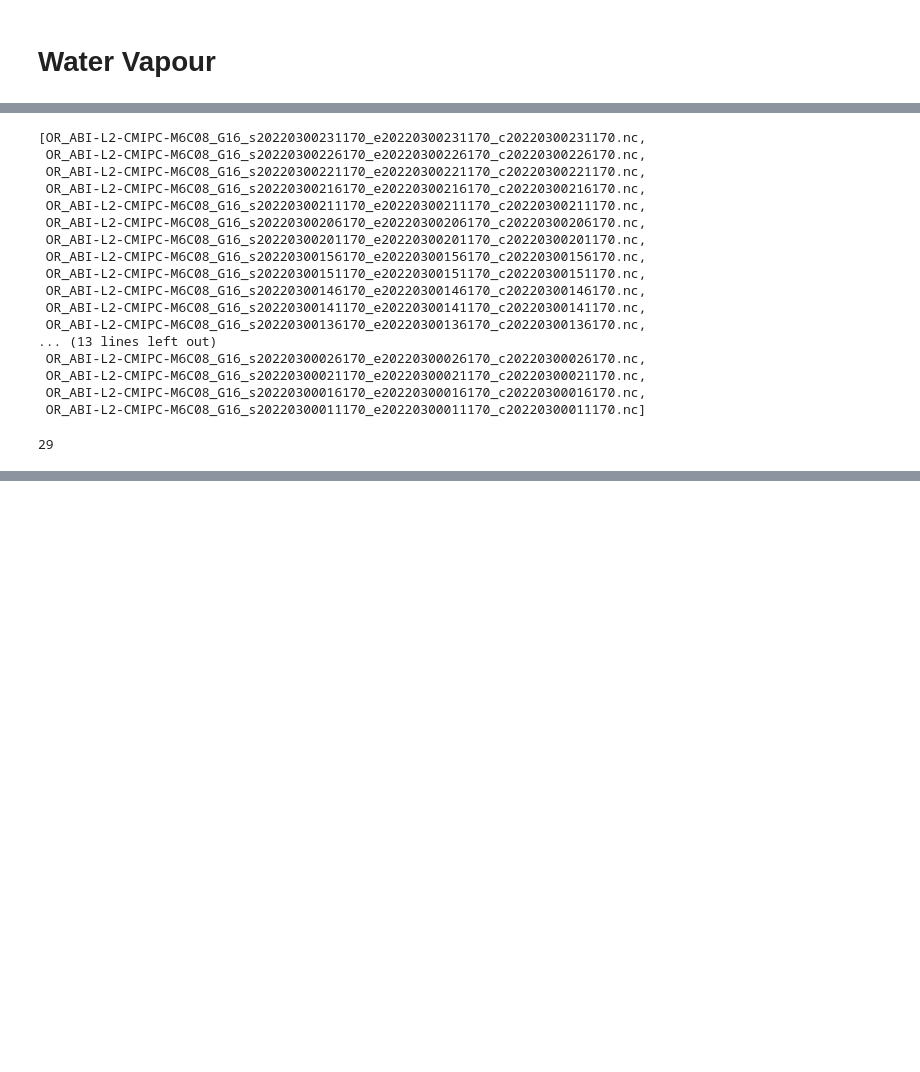
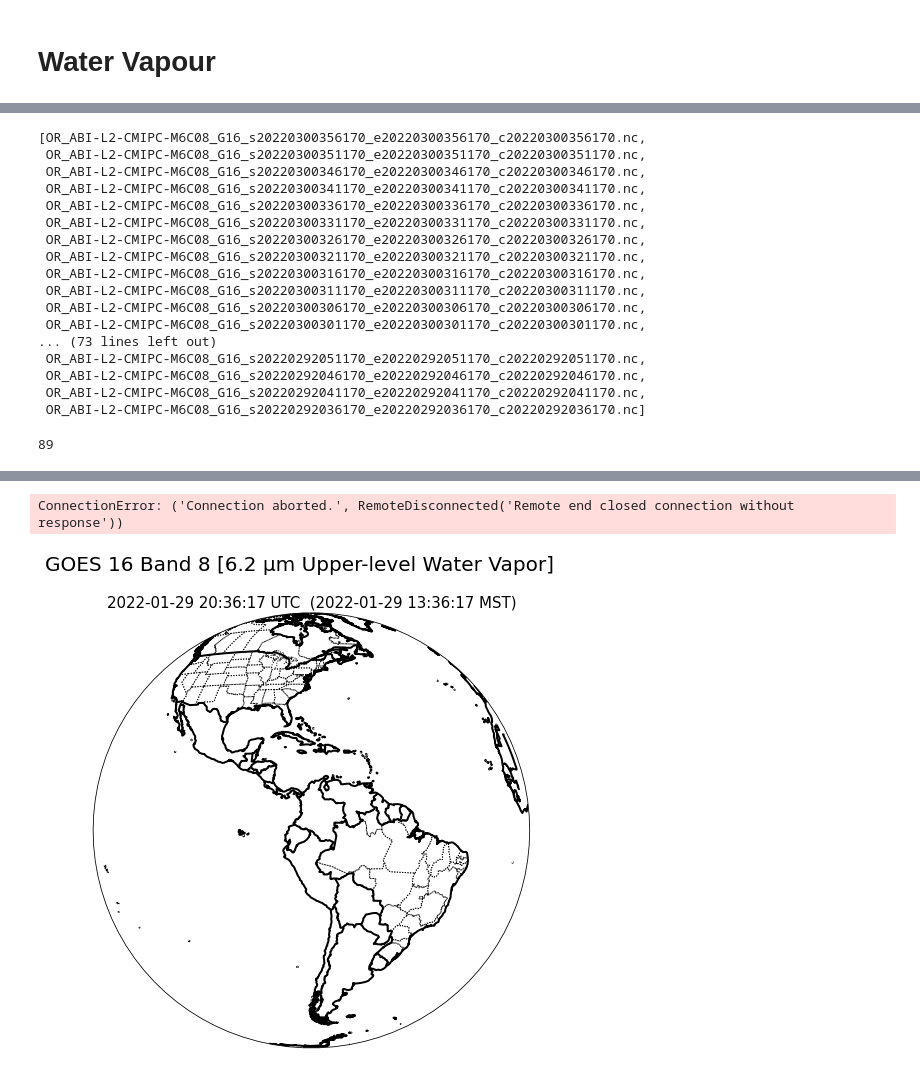
Before and after one commit to wjcapehart/SD_Mines_Map_Wall, a Jupyter notebook: SAT_WV_Images.ipynb, the cells around one changed output, grey strips where cells are left out. Drawn from its saved outputs; the diff is of its cells as text; code cells hidden in the pictures; blank space fills up the shorter version.

```diff
--- a/SAT_WV_Images.ipynb
+++ b/SAT_WV_Images.ipynb
@@ -15,7 +15,7 @@ import os                as os
 import pandas             as pd
 # %%
 # %load solutions/data_url.py
-total_frames = 45
+total_frames = 45*2
 os.system("rm -v ./sat_wv_temp_files/*")
 
 
@@ -58,29 +58,29 @@ cat = TDSCatalog(data_url)
 # %%
 cat.datasets[1:total_frames]
 # %% [output]
-[OR_ABI-L2-CMIPC-M6C08_G16_s20220300231170_e20220300231170_c20220300231170.nc,
- OR_ABI-L2-CMIPC-M6C08_G16_s20220300226170_e20220300226170_c20220300226170.nc,
- OR_ABI-L2-CMIPC-M6C08_G16_s20220300221170_e20220300221170_c20220300221170.nc,
- OR_ABI-L2-CMIPC-M6C08_G16_s20220300216170_e20220300216170_c20220300216170.nc,
- OR_ABI-L2-CMIPC-M6C08_G16_s20220300211170_e20220300211170_c20220300211170.nc,
- OR_ABI-L2-CMIPC-M6C08_G16_s20220300206170_e20220300206170_c20220300206170.nc,
- OR_ABI-L2-CMIPC-M6C08_G16_s20220300201170_e20220300201170_c20220300201170.nc,
- OR_ABI-L2-CMIPC-M6C08_G16_s20220300156170_e20220300156170_c20220300156170.nc,
- OR_ABI-L2-CMIPC-M6C08_G16_s20220300151170_e20220300151170_c20220300151170.nc,
- OR_ABI-L2-CMIPC-M6C08_G16_s20220300146170_e20220300146170_c20220300146170.nc,
- OR_ABI-L2-CMIPC-M6C08_G16_s20220300141170_e20220300141170_c20220300141170.nc,
- OR_ABI-L2-CMIPC-M6C08_G16_s20220300136170_e20220300136170_c20220300136170.nc,
-... (13 lines left out)
- OR_ABI-L2-CMIPC-M6C08_G16_s20220300026170_e20220300026170_c20220300026170.nc,
- OR_ABI-L2-CMIPC-M6C08_G16_s20220300021170_e20220300021170_c20220300021170.nc,
- OR_ABI-L2-CMIPC-M6C08_G16_s20220300016170_e20220300016170_c20220300016170.nc,
- OR_ABI-L2-CMIPC-M6C08_G16_s20220300011170_e20220300011170_c20220300011170.nc]
+[OR_ABI-L2-CMIPC-M6C08_G16_s20220300356170_e20220300356170_c20220300356170.nc,
+ OR_ABI-L2-CMIPC-M6C08_G16_s20220300351170_e20220300351170_c20220300351170.nc,
+ OR_ABI-L2-CMIPC-M6C08_G16_s20220300346170_e20220300346170_c20220300346170.nc,
+ OR_ABI-L2-CMIPC-M6C08_G16_s20220300341170_e20220300341170_c20220300341170.nc,
+ OR_ABI-L2-CMIPC-M6C08_G16_s20220300336170_e20220300336170_c20220300336170.nc,
+ OR_ABI-L2-CMIPC-M6C08_G16_s20220300331170_e20220300331170_c20220300331170.nc,
+ OR_ABI-L2-CMIPC-M6C08_G16_s20220300326170_e20220300326170_c20220300326170.nc,
+ OR_ABI-L2-CMIPC-M6C08_G16_s20220300321170_e20220300321170_c20220300321170.nc,
+ OR_ABI-L2-CMIPC-M6C08_G16_s20220300316170_e20220300316170_c20220300316170.nc,
+ OR_ABI-L2-CMIPC-M6C08_G16_s20220300311170_e20220300311170_c20220300311170.nc,
+ OR_ABI-L2-CMIPC-M6C08_G16_s20220300306170_e20220300306170_c20220300306170.nc,
+ OR_ABI-L2-CMIPC-M6C08_G16_s20220300301170_e20220300301170_c20220300301170.nc,
+... (73 lines left out)
+ OR_ABI-L2-CMIPC-M6C08_G16_s20220292051170_e20220292051170_c20220292051170.nc,
+ OR_ABI-L2-CMIPC-M6C08_G16_s20220292046170_e20220292046170_c20220292046170.nc,
+ OR_ABI-L2-CMIPC-M6C08_G16_s20220292041170_e20220292041170_c20220292041170.nc,
+ OR_ABI-L2-CMIPC-M6C08_G16_s20220292036170_e20220292036170_c20220292036170.nc]
 # %%
 len(cat.datasets[1:total_frames])
 # %% [output]
-29
+89
 # %%
-for i in range(1,len(cat.datasets[1:total_frames])+1) :
+for i in range(1,len(cat.datasets[1:total_frames])+1,2) :
 
     dataset = cat.datasets[i]
     ds = dataset.remote_access(use_xarray=True)
@@ -143,3 +143,5 @@ for i in range(1,len(cat.datasets[1:total_frames])+1) :
+ConnectionError: ('Connection aborted.', RemoteDisconnected('Remote end closed connection without response'))
+[figure, added]
 # %%
 ##################################################
 #
```
Also changed, not shown: parts of 3 cells of this notebook, 10 other files.
